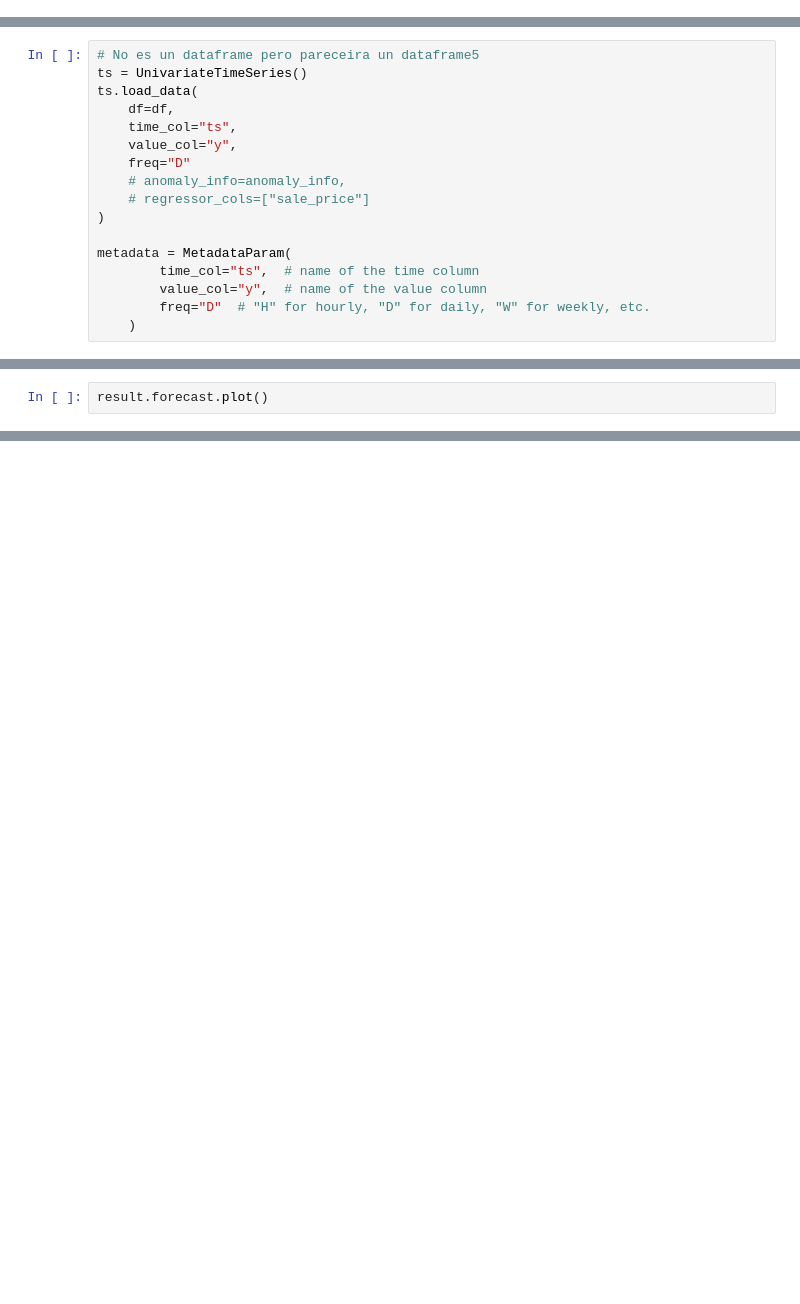
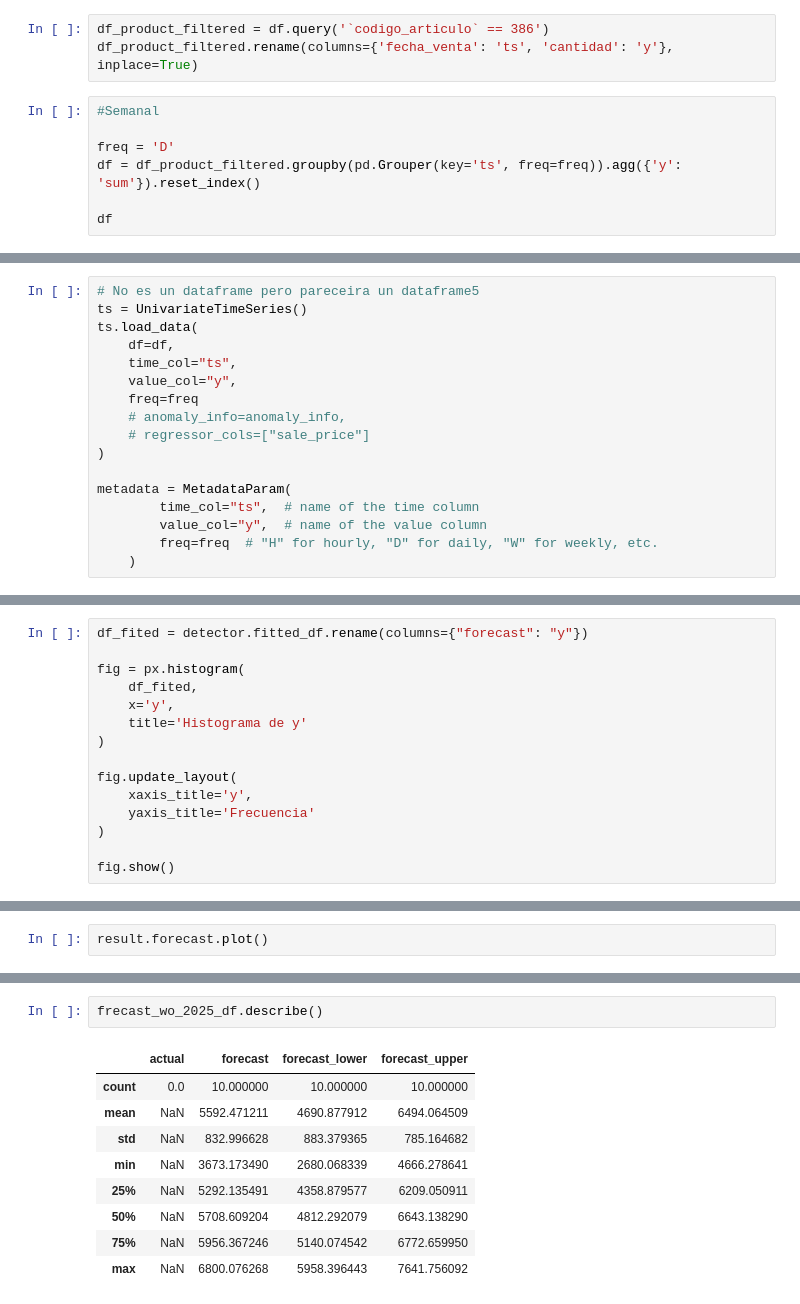
Before and after one commit to darkel61/3mit_ai_testing, a Jupyter notebook: retail.ipynb, the cells around one changed output, grey strips where cells are left out. Cells and saved outputs as stored; diff of their text form; blank space fills up the shorter version.

```diff
--- a/retail.ipynb
+++ b/retail.ipynb
@@ -71,0 +53,10 @@ df
+# %%
+df_product_filtered = df.query('`codigo_articulo` == 386')
+df_product_filtered.rename(columns={'fecha_venta': 'ts', 'cantidad': 'y'}, inplace=True)
+# %%
+#Semanal
+
+freq = 'D'
+df = df_product_filtered.groupby(pd.Grouper(key='ts', freq=freq)).agg({'y': 'sum'}).reset_index()
+
+df
@@ -76,7 +97,7 @@ ts.load_data(
     df=df,
     time_col="ts",
     value_col="y",
-    freq="D"
+    freq=freq
     # anomaly_info=anomaly_info,
     # regressor_cols=["sale_price"]
 )
@@ -84,7 +105,7 @@ ts.load_data(
 metadata = MetadataParam(
         time_col="ts",  # name of the time column
         value_col="y",  # name of the value column
-        freq="D"  # "H" for hourly, "D" for daily, "W" for weekly, etc.
+        freq=freq  # "H" for hourly, "D" for daily, "W" for weekly, etc.
     )
 # %%
 anomaly_detector = GreykiteDetector()  # Creates an instance of the Greykite anomaly detector
@@ -153,3 +182,18 @@ plotly.io.show(fig)
+# %%
+df_fited = detector.fitted_df.rename(columns={"forecast": "y"})
+
+fig = px.histogram(
+    df_fited,
+    x='y',
+    title='Histograma de y'
+)
+
+fig.update_layout(
+    xaxis_title='y',
+    yaxis_title='Frecuencia'
+)
+
+fig.show()
 # %%
 forecaster = Forecaster()
 
@@ -181,3 +304,15 @@ frecast_wo_2025_df[frecast_wo_2025_df['ts'] >= '2025-01-01']['forecast_lower'].s
+# %%
+frecast_wo_2025_df.describe()
+# %% [output]
+|  | actual | forecast | forecast_lower | forecast_upper |
+| count | 0.0 | 10.000000 | 10.000000 | 10.000000 |
+| mean | NaN | 5592.471211 | 4690.877912 | 6494.064509 |
+| std | NaN | 832.996628 | 883.379365 | 785.164682 |
+| min | NaN | 3673.173490 | 2680.068339 | 4666.278641 |
+| 25% | NaN | 5292.135491 | 4358.879577 | 6209.050911 |
+| 50% | NaN | 5708.609204 | 4812.292079 | 6643.138290 |
+| 75% | NaN | 5956.367246 | 5140.074542 | 6772.659950 |
+| max | NaN | 6800.076268 | 5958.396443 | 7641.756092 |
 # %%
 print(pd.DataFrame(result.backtest.test_evaluation, index=["Value"]).transpose())
 # %% [output]
```
Also changed, not shown: parts of 15 cells of this notebook.
